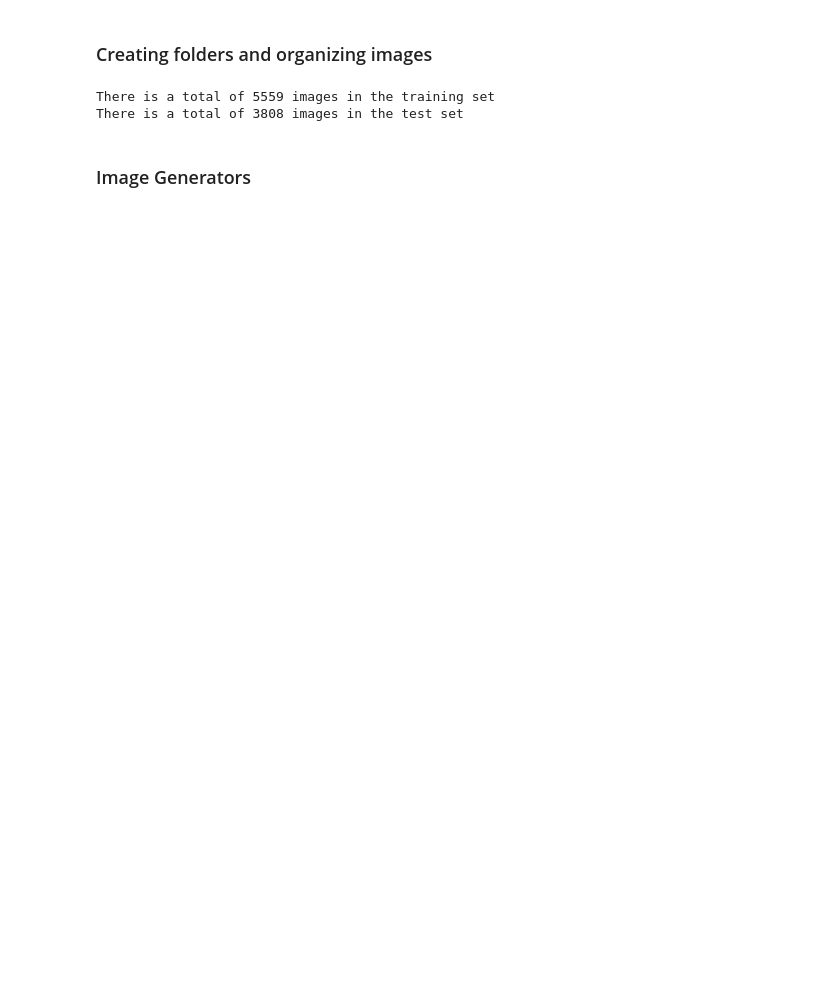
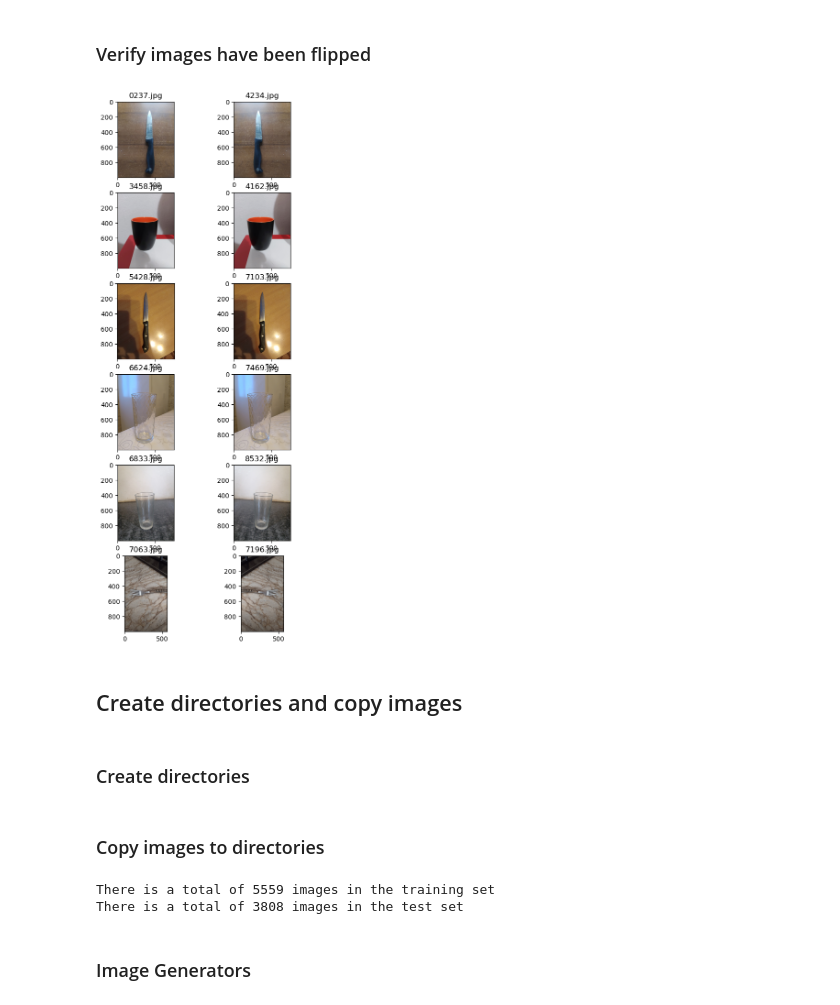
Before and after one commit to maclavijo/Kitchenware-Project, a Jupyter notebook: Kitchenware.ipynb, the cells around one changed output. Saved outputs shown, nothing was run; the diff lists cells and outputs as text; code cells hidden in the pictures; blank space fills up the shorter version.

```diff
--- a/Kitchenware.ipynb
+++ b/Kitchenware.ipynb
@@ -32,0 +93,11 @@ pixels = 600
+# %%
+images_to_flip = ['0237.jpg', '6833.jpg', '7063.jpg']
+
+for img in images_to_flip:
+    print(img)
+    imgName = path + img
+    print(imgName)
+    image = Image.open(path + img)
+    print(image)
+    img_rotated = image.transpose(method=Image.Transpose.FLIP_LEFT_RIGHT)
+    img_rotated.save(path + img )
@@ -33,5 +114,20 @@ pixels = 600
+# %% [markdown]
+### Verify images have been flipped
+# %%
+fig2, ax2 = plt.subplots(6,2, figsize=(6, 15))
+
+for img, ax in zip(duplicated, ax2.ravel()):
+    imgRead = mpimg.imread('images/'+ img)
+    ax.imshow(imgRead)
+    ax.set_title(img)
+
+fig.tight_layout()
+# %% [output]
+[figure, added]
+# %% [markdown]
+## Create directories and copy images
 # %% [markdown]
-### Creating folders and organizing images
+### Create directories
 # %%
 if not os.path.exists('./train'):
     os.mkdir('./train')
@@ -55,3 +149,5 @@ trainList = pd.read_csv('train.csv')
+# %% [markdown]
+### Copy images to directories
 # %%
 for img in os.listdir('./images'):
 
```
Also changed, not shown: parts of 77 cells of this notebook, 10 other files.
